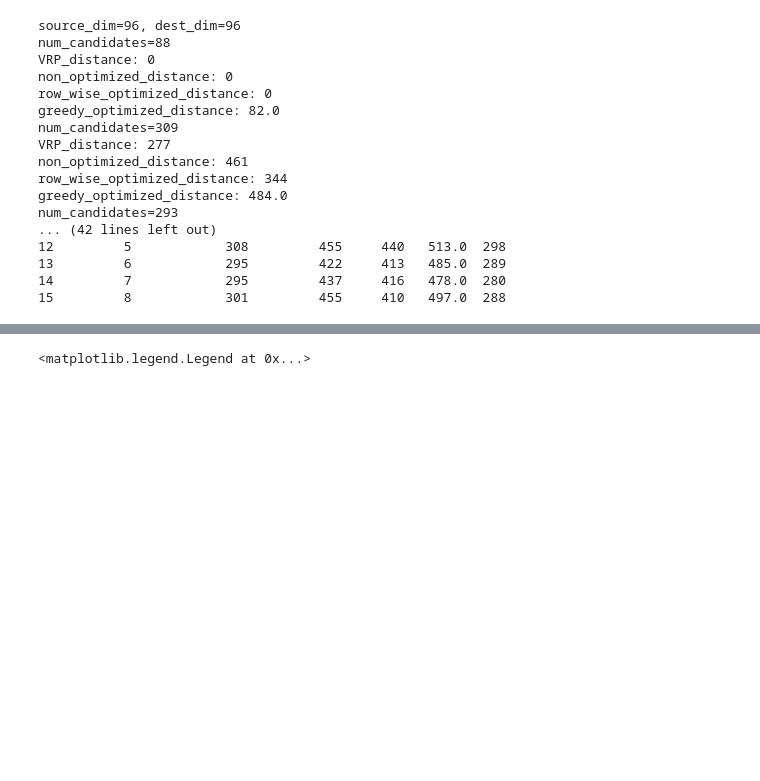
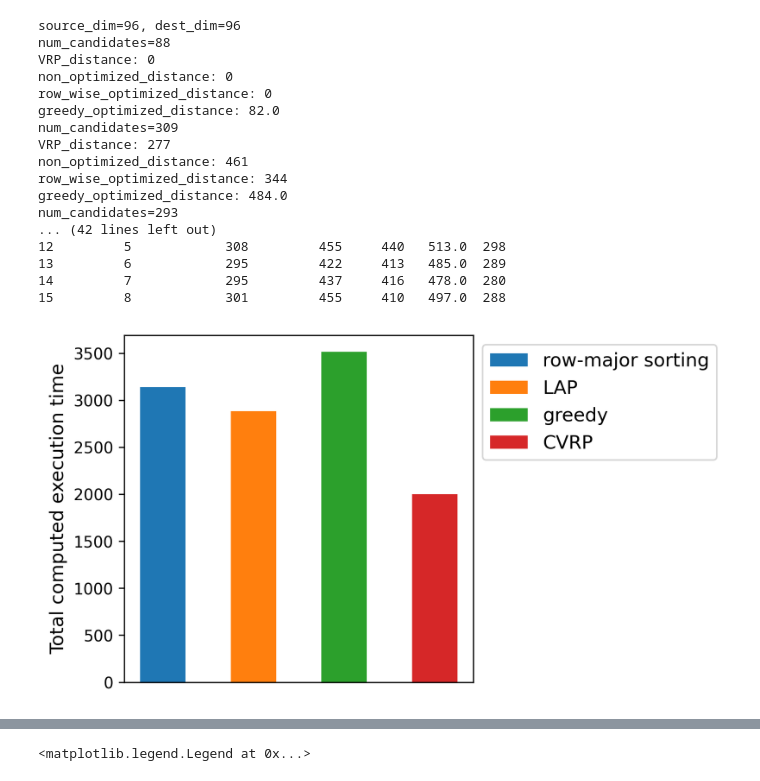
Before and after one commit to wuRoy/CVRP_pipette_scheduling, a Jupyter notebook: notebooks/real_world_application.ipynb, the cells around one changed output, grey strips where cells are left out. Saved outputs shown, nothing was run; the diff lists cells and outputs as text; code cells hidden in the pictures; blank space fills up the shorter version.

```diff
--- a/notebooks/real_world_application.ipynb
+++ b/notebooks/real_world_application.ipynb
@@ -148,5 +150,25 @@ df = pd.read_csv('real_world_task_computed.csv')
 # take first 8 rows
 df = df.iloc[:8, :]
+# %%
+unoptimized_sum = df['unoptimized'].sum()
+rowwise_sum = df['rowwise'].sum()
+greedy_sum = df['greedy'].sum()
+VRP_sum = df['VRP'].sum()
+fig, ax = plt.subplots(figsize=(4, 4),dpi=300)
+# plot the data
+names = ['row-major sorting', 'LAP', 'greedy', 'CVRP']
+counts = [unoptimized_sum, rowwise_sum, greedy_sum, VRP_sum]
+bar_labels = ['row-major sorting', 'LAP', 'greedy', 'CVRP']
+bar_colors = ['#1f77b4', '#ff7f0e', '#2ca02c', '#d62728']
+ax.bar(names, counts, label= bar_labels,color=bar_colors,width=0.5)
+ax.set_ylabel('Total computed execution time', fontsize=12)
+# place the legend outside the plot
+ax.legend(loc='upper left', bbox_to_anchor=(1, 1), fontsize=12)
+# don't show the x-axis ticks
+ax.set_xticks([])
+plt.show()
+# %% [output]
+[figure, added]
 # %%
 # sum up the unoptimized, rowwise, greedy, VRP columns and plot the results
 unoptimized_sum = df['unoptimized'].sum()
```
Also changed, not shown: parts of 4 cells of this notebook, 3 other files.
